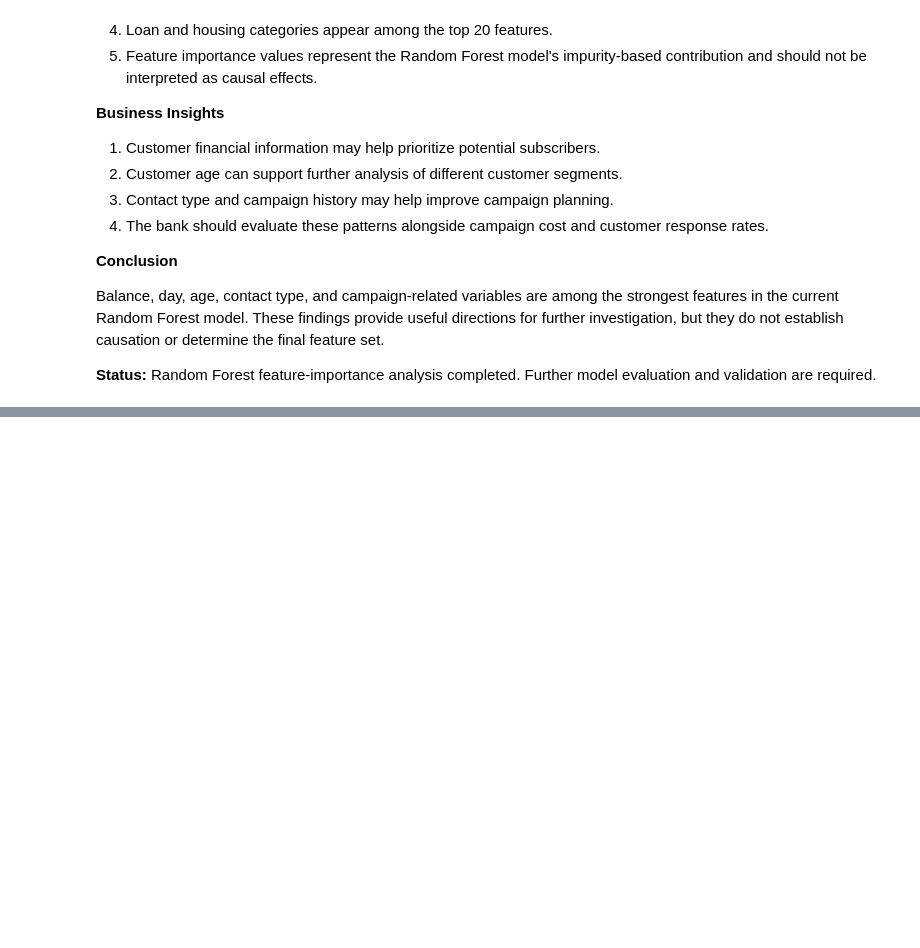
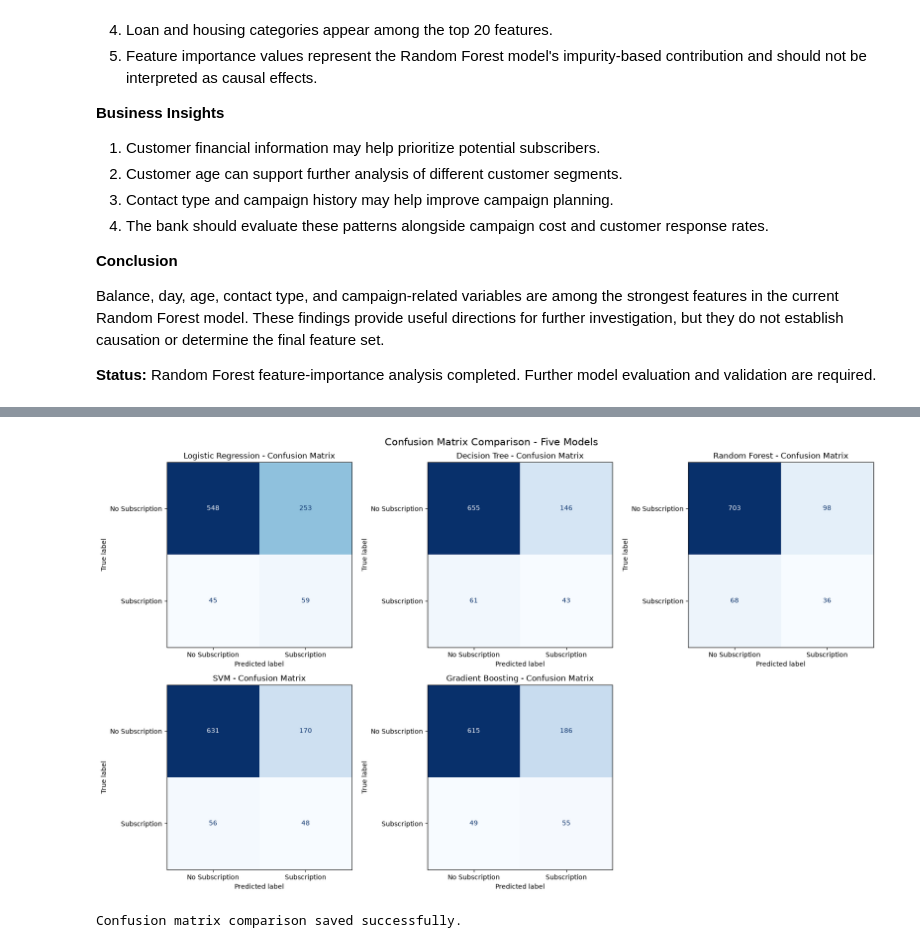
Before and after one commit to ajeetsherkar/Bank-Marketing-ML-PBL, a Jupyter notebook: notebooks/05_model_development.ipynb, the cells around one changed output, grey strips where cells are left out. Saved outputs shown, nothing was run; the diff lists cells and outputs as text; code cells hidden in the pictures; blank space fills up the shorter version.

Commit message:
feat: add SVM and gradient boosting models

```diff
--- a/notebooks/05_model_development.ipynb
+++ b/notebooks/05_model_development.ipynb
@@ -1166,0 +1379,64 @@ Balance, day, age, contact type, and campaign-related variables are among the st
+# %%
+# ==========================================
+# SESSION 10 - CONFUSION MATRIX COMPARISON
+# ==========================================
+
+from sklearn.metrics import ConfusionMatrixDisplay
+
+models_predictions = {
+    "Logistic Regression": logistic_predictions,
+    "Decision Tree": decision_tree_predictions,
+    "Random Forest": random_forest_predictions,
+    "SVM": svm_predictions,
+    "Gradient Boosting": gradient_boosting_predictions
+}
+
+fig, axes = plt.subplots(2, 3, figsize=(17, 10))
+
+axes = axes.flatten()
+
+for ax, (model_name, predictions) in zip(
+    axes, models_predictions.items()
+):
+    cm = confusion_matrix(y_val, predictions)
+
+    ConfusionMatrixDisplay(
+        confusion_matrix=cm,
+        display_labels=["No Subscription", "Subscription"]
+    ).plot(
+        ax=ax,
+        cmap="Blues",
+        values_format="d",
+        colorbar=False
+    )
+
+    ax.set_title(f"{model_name} - Confusion Matrix")
+
+    tn, fp, fn, tp = cm.ravel()
+
+    print(f"\n{model_name}")
+    print("True Negatives:", tn)
+    print("False Positives:", fp)
+    print("False Negatives:", fn)
+    print("True Positives:", tp)
+
+# Hide unused sixth subplot
+axes[-1].axis("off")
+
+plt.suptitle(
+    "Confusion Matrix Comparison - Five Models",
+    fontsize=15
+)
+
+plt.tight_layout()
+
+plt.savefig(
+    IMAGE_DIR / "06_five_model_confusion_matrices.png",
+    dpi=300,
+    bbox_inches="tight"
+)
+
+plt.show()
+
+print("\nConfusion matrix comparison saved successfully.")
+# %% [output]
@@ -1166,0 +1460,2 @@ Balance, day, age, contact type, and campaign-related variables are among the st
+[figure, added]
+Confusion matrix comparison saved successfully.
```
Also changed, not shown: parts of 6 cells of this notebook, 2 other files.
